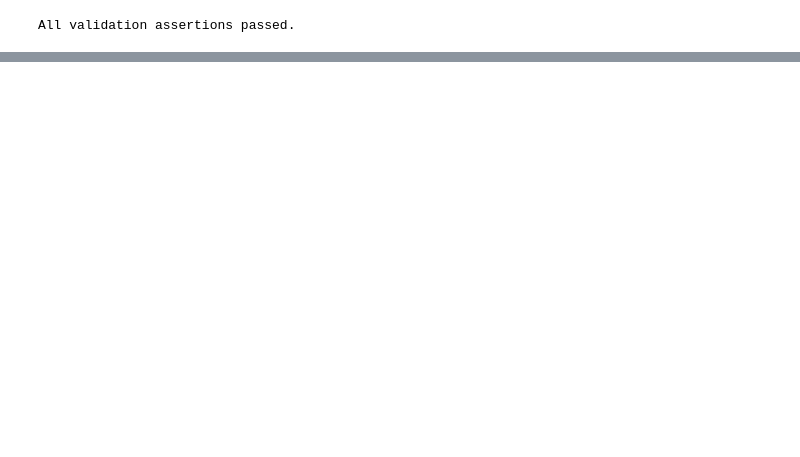
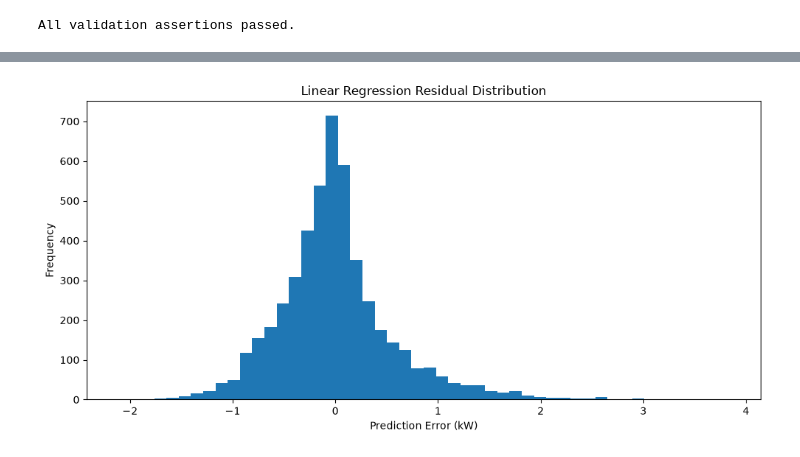
Before and after one commit to Dumi96/ML-Based-Electricity-Demand-Forecasting-Consumption-Anomaly-Detection-for-Smart-Homes, a Jupyter notebook: notebooks/01_data_ingestion_and_quality.ipynb, the cells around one changed output, grey strips where cells are left out. Cells and saved outputs as stored; diff of their text form; code cells hidden in the pictures; blank space fills up the shorter version.

```diff
--- a/notebooks/01_data_ingestion_and_quality.ipynb
+++ b/notebooks/01_data_ingestion_and_quality.ipynb
@@ -1520,0 +2888,18 @@ All validation assertions passed.
+# %%
+# Residual distribution
+
+plt.figure(figsize=(10, 5))
+
+plt.hist(
+    linear_predictions["error"],
+    bins=50
+)
+
+plt.xlabel("Prediction Error (kW)")
+plt.ylabel("Frequency")
+plt.title("Linear Regression Residual Distribution")
+
+plt.tight_layout()
+plt.show()
+# %% [output]
+[figure, added]
```
Also changed, not shown: parts of 109 cells of this notebook, 3 other files.
